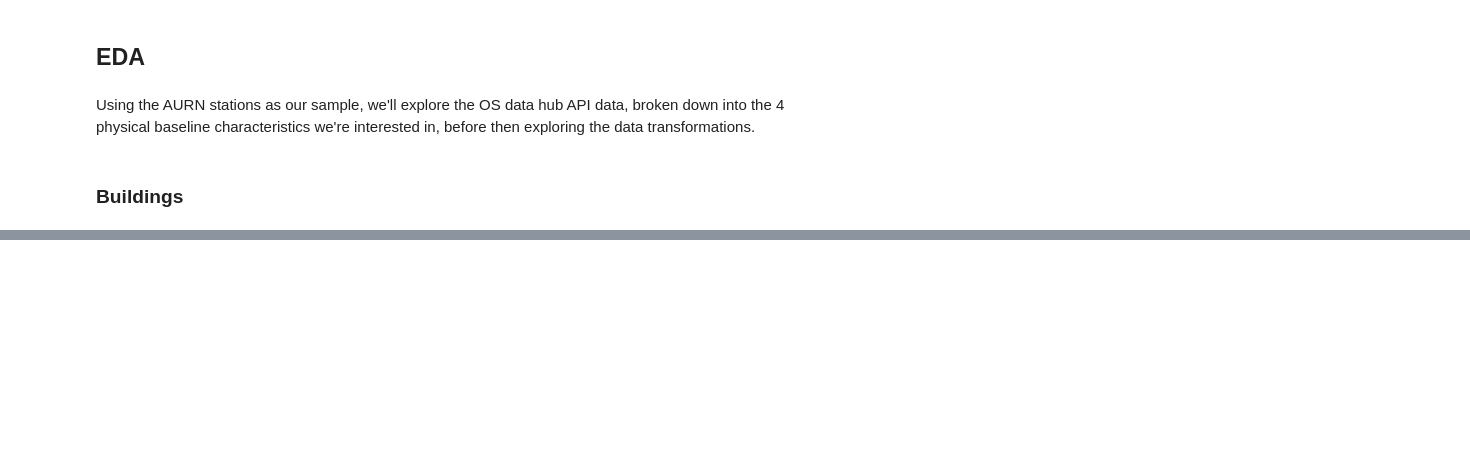
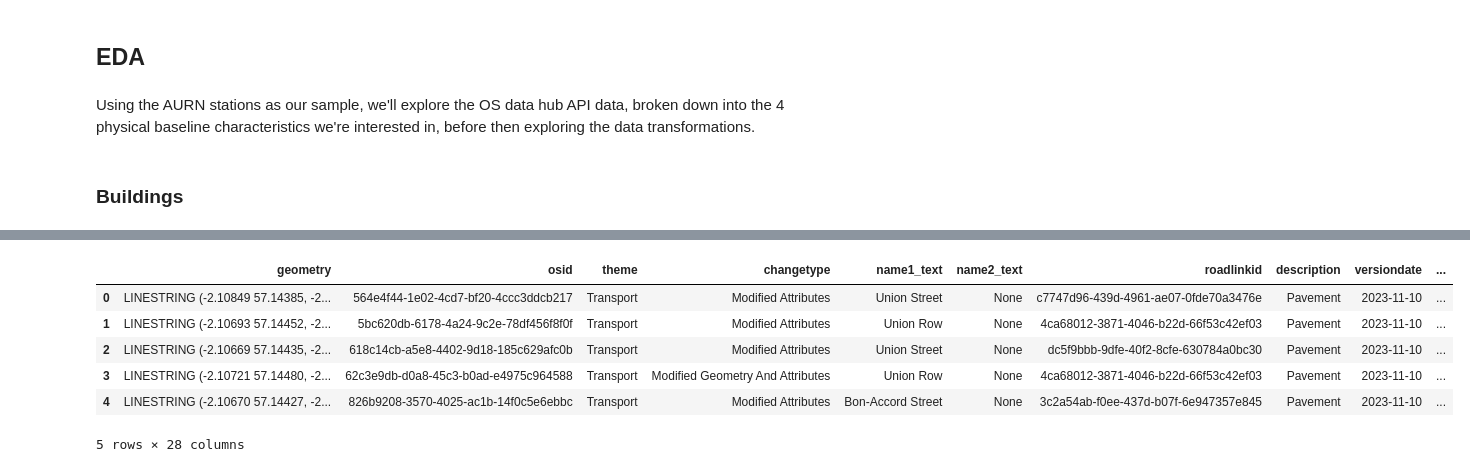
Before and after one commit to airqualityanthony/Community-Air-Quality-System, a Jupyter notebook: os_data.ipynb, the cells around one changed output, grey strips where cells are left out. Drawn from its saved outputs; the diff is of its cells as text; code cells hidden in the pictures; blank space fills up the shorter version.

Commit message:
aurn roads and added documents

```diff
--- a/os_data.ipynb
+++ b/os_data.ipynb
@@ -223,0 +215,10 @@ AURN_buildings.head()
+# %%
+AURN_roads = gpd.GeoDataFrame()
+for index, row in AURN_meta_ongoing.iterrows():
+    eastnorth = convert_bng(row['longitude'],row['latitude'])
+    road = OSparam_ngd(eastnorth[0], eastnorth[1], radius,data_collections[2],key, clip=False)
+    if isinstance(road, str):
+        continue
+    else:
+        AURN_roads = pd.concat([AURN_roads,road])
+        AURN_roads.to_csv('AURN_roads.csv')
@@ -223,0 +236,10 @@ AURN_buildings.head()
+# %%
+AURN_roads.head()
+# %% [output]
+|  | geometry | osid | theme | changetype | name1_text | name2_text | roadlinkid | description | versiondate | ... |
+| 0 | LINESTRING (-2.10849 57.14385, -2... | 564e4f44-1e02-4cd7-bf20-4ccc3ddcb217 | Transport | Modified Attributes | Union Street | None | c7747d96-439d-4961-ae07-0fde70a3476e | Pavement | 2023-11-10 | ... |
+| 1 | LINESTRING (-2.10693 57.14452, -2... | 5bc620db-6178-4a24-9c2e-78df456f8f0f | Transport | Modified Attributes | Union Row | None | 4ca68012-3871-4046-b22d-66f53c42ef03 | Pavement | 2023-11-10 | ... |
+| 2 | LINESTRING (-2.10669 57.14435, -2... | 618c14cb-a5e8-4402-9d18-185c629afc0b | Transport | Modified Attributes | Union Street | None | dc5f9bbb-9dfe-40f2-8cfe-630784a0bc30 | Pavement | 2023-11-10 | ... |
+| 3 | LINESTRING (-2.10721 57.14480, -2... | 62c3e9db-d0a8-45c3-b0ad-e4975c964588 | Transport | Modified Geometry And Attributes | Union Row | None | 4ca68012-3871-4046-b22d-66f53c42ef03 | Pavement | 2023-11-10 | ... |
+| 4 | LINESTRING (-2.10670 57.14427, -2... | 826b9208-3570-4025-ac1b-14f0c5e6ebbc | Transport | Modified Attributes | Bon-Accord Street | None | 3c2a54ab-f0ee-437d-b07f-6e947357e845 | Pavement | 2023-11-10 | ... |
+5 rows × 28 columns
```
Also changed, not shown: parts of 7 cells of this notebook, 8 other files.
